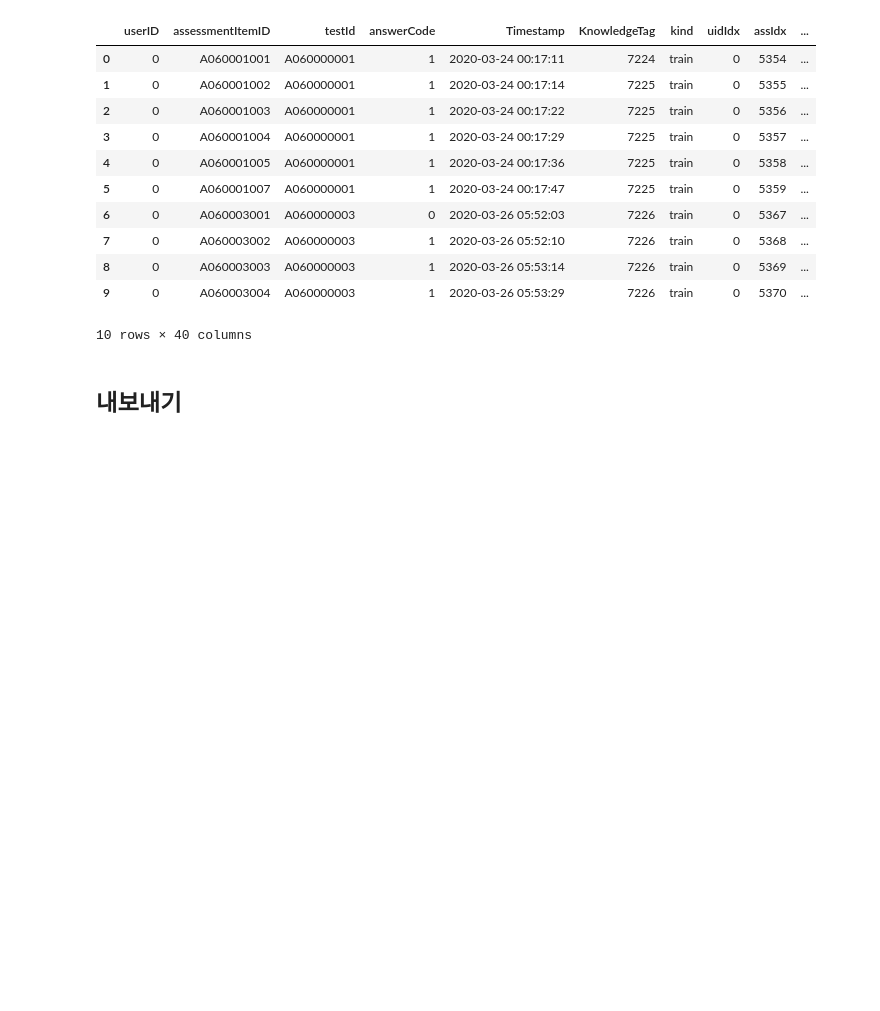
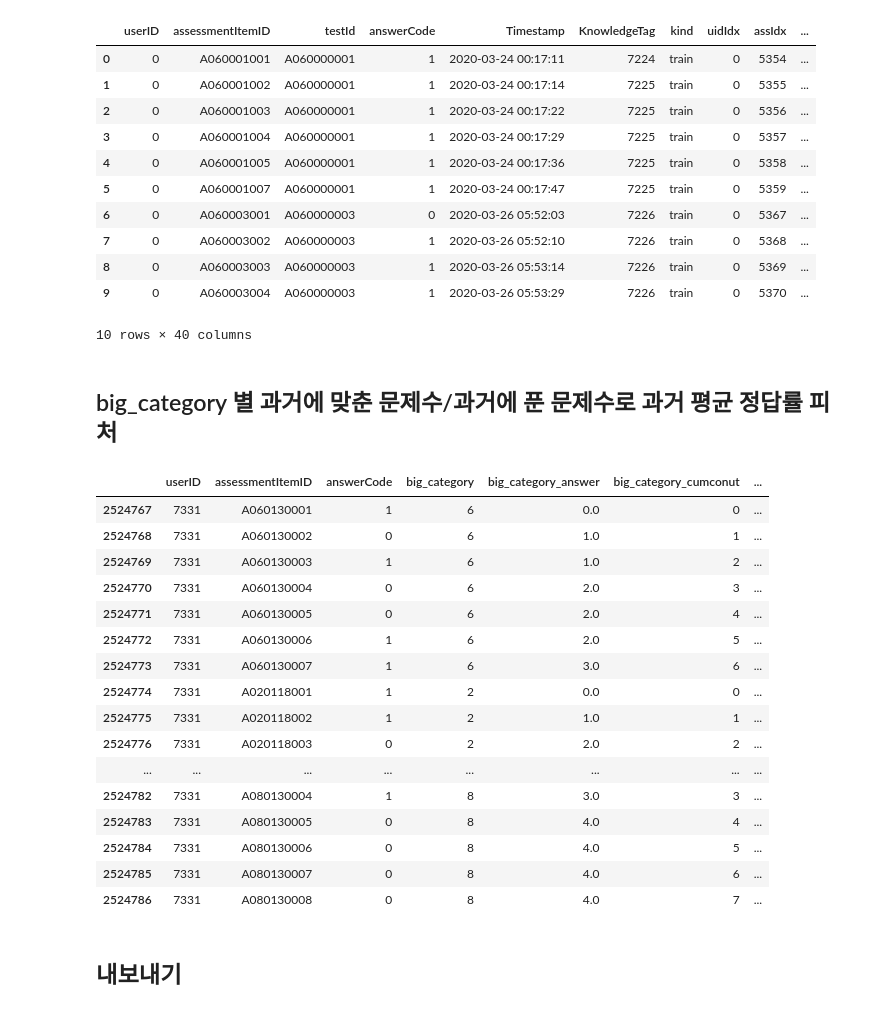
Before and after one commit to boostcampaitech4lv23recsys2/level2_dkt_recsys-level2-recsys-08, a Jupyter notebook: FeatrueEngineering/Base-FE_LGBM-big_category.ipynb, the cells around one changed output. Drawn from its saved outputs; the diff is of its cells as text; code cells hidden in the pictures; blank space fills up the shorter version.

Commit message:
[Feat][조원준] big_category에 따른 정답률 피처 성능 측정

```diff
--- a/FeatrueEngineering/Base-FE_LGBM-big_category.ipynb
+++ b/FeatrueEngineering/Base-FE_LGBM-big_category.ipynb
@@ -127,6 +127,11 @@ def feature_engineering(df):
     df2_user_big_ans_std.rename(columns={'answerCode':'big_category_user_std'},inplace=True)
     df2 = df2.merge(df2_user_big_ans_std,on=['userID','big_category'])
 
+    # 문제별 맞춘 횟수 + log1p
+    df2['big_category_answer'] = df2.groupby(['userID','big_category']).answerCode.transform(lambda x: x.cumsum().shift(1))
+    df2['big_category_answer_log1p'] = np.log1p(df2.big_category_answer)
+
+    df2.sort_values(by=['userID','Timestamp'], inplace=True)
     return df2
 
 train['kind']='train'
@@ -371,6 +378,42 @@ df[:10]
 | 8 | 0 | A060003003 | A060000003 | 1 | 2020-03-26 05:53:14 | 7226 | train | 0 | 5369 | ... |
 | 9 | 0 | A060003004 | A060000003 | 1 | 2020-03-26 05:53:29 | 7226 | train | 0 | 5370 | ... |
 10 rows × 40 columns
+# %% [markdown]
+## big_category 별 과거에 맞춘 문제수/과거에 푼 문제수로 과거 평균 정답률 피처
+# %%
+df['big_category_answer'] = df['big_category_answer'].fillna(0)
+
+df['big_category_user_cum_acc'] = (df['big_category_answer'] / df['big_category_cumconut']).fillna(0)
+
+df.reset_index(drop=True,inplace=True)
+
+df_user_big_ans = df[df.userID == df.userID.shift(-1)].groupby(['userID','big_category']).answerCode.mean().reset_index()
+df_user_big_ans.rename(columns={'answerCode':'big_category_user_acc'},inplace=True)
+df = df.merge(df_user_big_ans,on=['userID','big_category'])
+
+df_user_big_ans_std = df[df.userID == df.userID.shift(-1)].groupby(['userID','big_category']).answerCode.std().reset_index()
+df_user_big_ans_std.rename(columns={'answerCode':'big_category_user_std'},inplace=True)
+df = df.merge(df_user_big_ans_std,on=['userID','big_category'])
+# %%
+df[df.userID==7331][['userID','assessmentItemID','answerCode','big_category','big_category_answer','big_category_cumconut','big_category_user_cum_acc','kind']]
+# %% [output]
+|  | userID | assessmentItemID | answerCode | big_category | big_category_answer | big_category_cumconut | ... |
+| 2524767 | 7331 | A060130001 | 1 | 6 | 0.0 | 0 | ... |
+| 2524768 | 7331 | A060130002 | 0 | 6 | 1.0 | 1 | ... |
+| 2524769 | 7331 | A060130003 | 1 | 6 | 1.0 | 2 | ... |
+| 2524770 | 7331 | A060130004 | 0 | 6 | 2.0 | 3 | ... |
+| 2524771 | 7331 | A060130005 | 0 | 6 | 2.0 | 4 | ... |
+| 2524772 | 7331 | A060130006 | 1 | 6 | 2.0 | 5 | ... |
+| 2524773 | 7331 | A060130007 | 1 | 6 | 3.0 | 6 | ... |
+| 2524774 | 7331 | A020118001 | 1 | 2 | 0.0 | 0 | ... |
+| 2524775 | 7331 | A020118002 | 1 | 2 | 1.0 | 1 | ... |
+| 2524776 | 7331 | A020118003 | 0 | 2 | 2.0 | 2 | ... |
+| ... | ... | ... | ... | ... | ... | ... | ... |
+| 2524782 | 7331 | A080130004 | 1 | 8 | 3.0 | 3 | ... |
+| 2524783 | 7331 | A080130005 | 0 | 8 | 4.0 | 4 | ... |
+| 2524784 | 7331 | A080130006 | 0 | 8 | 4.0 | 5 | ... |
+| 2524785 | 7331 | A080130007 | 0 | 8 | 4.0 | 6 | ... |
+| 2524786 | 7331 | A080130008 | 0 | 8 | 4.0 | 7 | ... |
 # %% [markdown]
 ## 내보내기
 # %%
```
Also changed, not shown: parts of 2 cells of this notebook.
